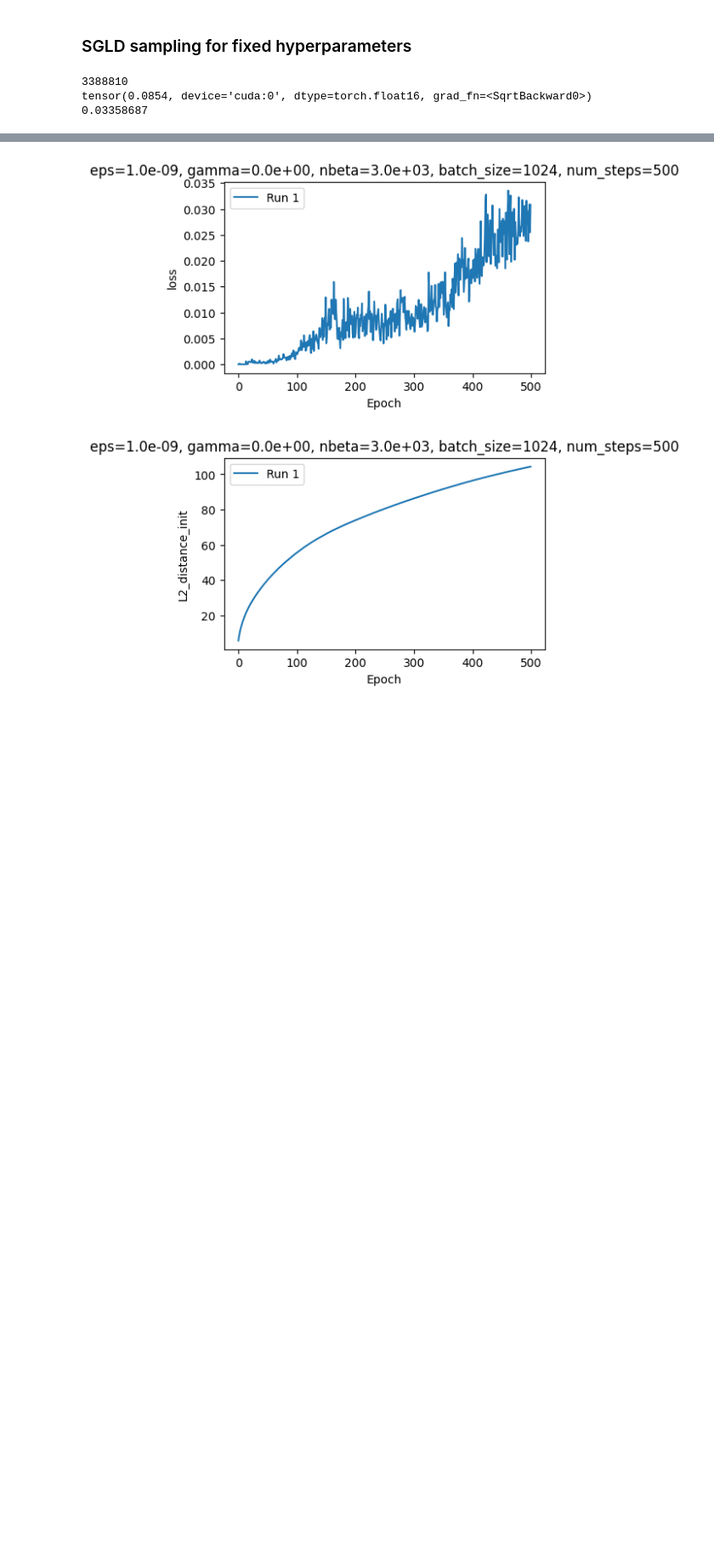
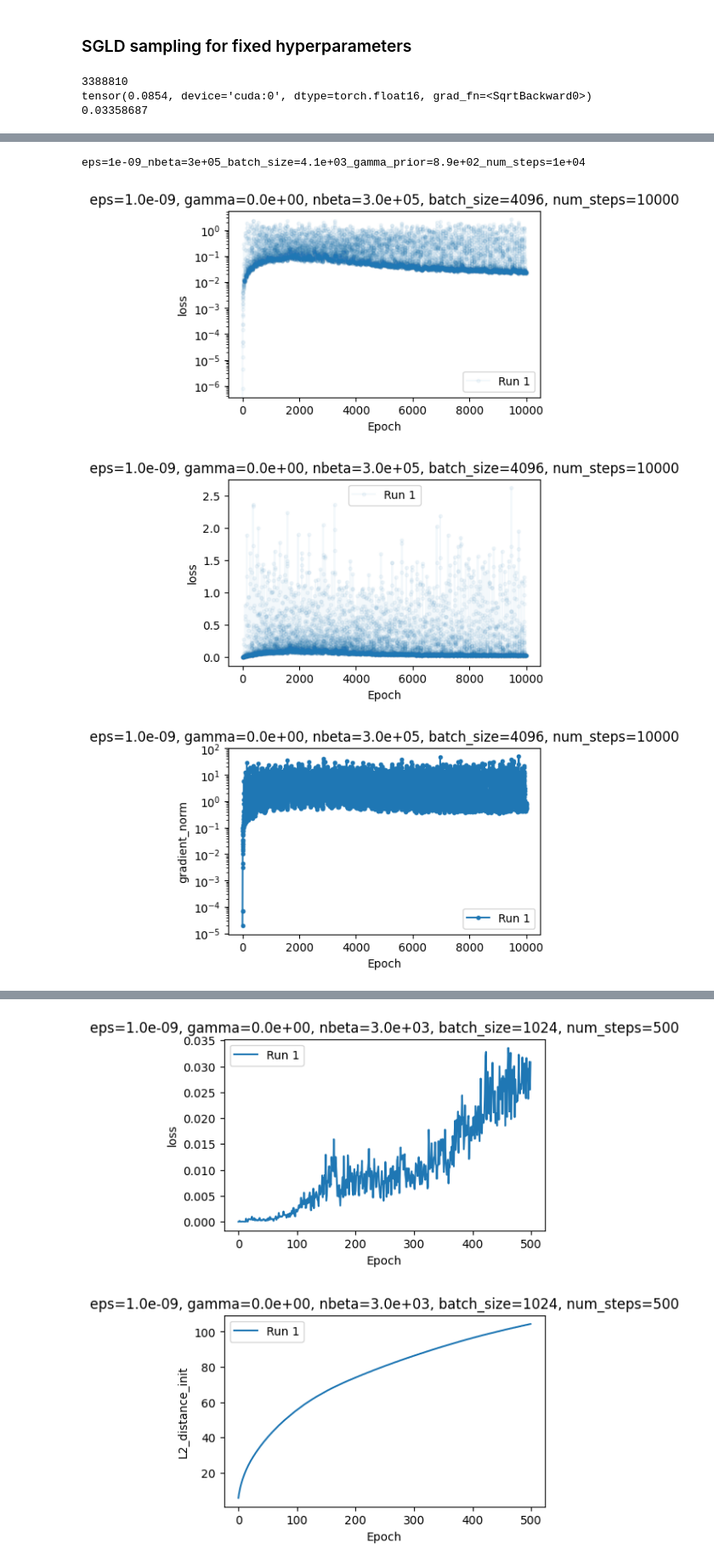
Before and after one commit to EleutherAI/tyche, a Jupyter notebook: notebooks/sgld_playground.ipynb, the cells around one changed output, grey strips where cells are left out. Shown at 85% size. Cells and saved outputs as stored; diff of their text form; code cells hidden in the pictures; blank space fills up the shorter version.

```diff
--- a/notebooks/sgld_playground.ipynb
+++ b/notebooks/sgld_playground.ipynb
@@ -96,4 +91,26 @@ sgld_dict = sgld(
 data_dir = BASIN_VOLUME_DIR + '/data'
+# %%
+gpu = 0
+
+device = t.device(f'cuda:{gpu}')
+
+model = model.to(device)
+clean_ds = clean_ds.to(device)
+
+sgld_dict = sgld(
+    model,
+    params,
+    dataset=[clean_ds, clean_ds_labels],
+    cost_fn="KL",
+    device=device,
+    fp16=True,
+)
+
+hyparams = ['eps', 'nbeta', 'batch_size', 'gamma_prior', 'num_steps']
+hyparam_str = '_'.join([f'{k}={params.__dict__[k]:.2g}' for k in hyparams])
+print(hyparam_str)
+with open(data_dir + f'/sgld_{hyparam_str}.pkl', 'wb') as f:
+    pickle.dump(sgld_dict, f)
 # %%
 param_vec = t.nn.utils.parameters_to_vector(model.parameters())
 model_dim = int(param_vec.shape[0])
@@ -106,0 +210,28 @@ tensor(0.0854, device='cuda:0', dtype=torch.float16, grad_fn=<SqrtBackward0>)
+# %%
+from palamedes.viz import plot_sgld_metric
+
+hyparams = ['eps', 'nbeta', 'batch_size', 'gamma_prior', 'num_steps']
+hyparam_str = '_'.join([f'{k}={params.__dict__[k]:.2g}' for k in hyparams])
+
+print(hyparam_str)
+with open(data_dir + f'/sgld_{hyparam_str}.pkl', 'rb') as f:
+    sgld_dict = pickle.load(f)
+
+plot_kwargs={'alpha': .05}
+plot_sgld_metric([sgld_dict], "loss", "SGLD loss", log_scale=True, plot_kwargs=plot_kwargs).show()
+plot_sgld_metric([sgld_dict], "loss", "SGLD loss", plot_kwargs=plot_kwargs).show()
+plot_sgld_metric([sgld_dict], "gradient_norm", "gradient norm", log_scale=True).show()
+plot_sgld_metric([sgld_dict], "gradient_norm", "gradient norm").show()
+plot_sgld_metric([sgld_dict], "L2_distance_init", "L2 distance to initialization").show()
+plot_sgld_metric([sgld_dict], "L2_norm", "L2 norm").show()
+
+# hyparams = ['eps', 'nbeta', 'batch_size', 'gamma_prior', 'num_steps']
+# hyparam_str = '_'.join([f'{k}={params.__dict__[k]:.2g}' for k in hyparams])
+# print(hyparam_str)
+# with open(data_dir + f'/sgld_{hyparam_str}.pkl', 'wb') as f:
+#     pickle.dump(sgld_dict, f)
+# %% [output]
+eps=1e-09_nbeta=3e+05_batch_size=4.1e+03_gamma_prior=8.9e+02_num_steps=1e+04
+[figure, added]
+[figure, added]
+[figure, added]
```
Also changed, not shown: parts of 13 cells of this notebook, 4 other files.
